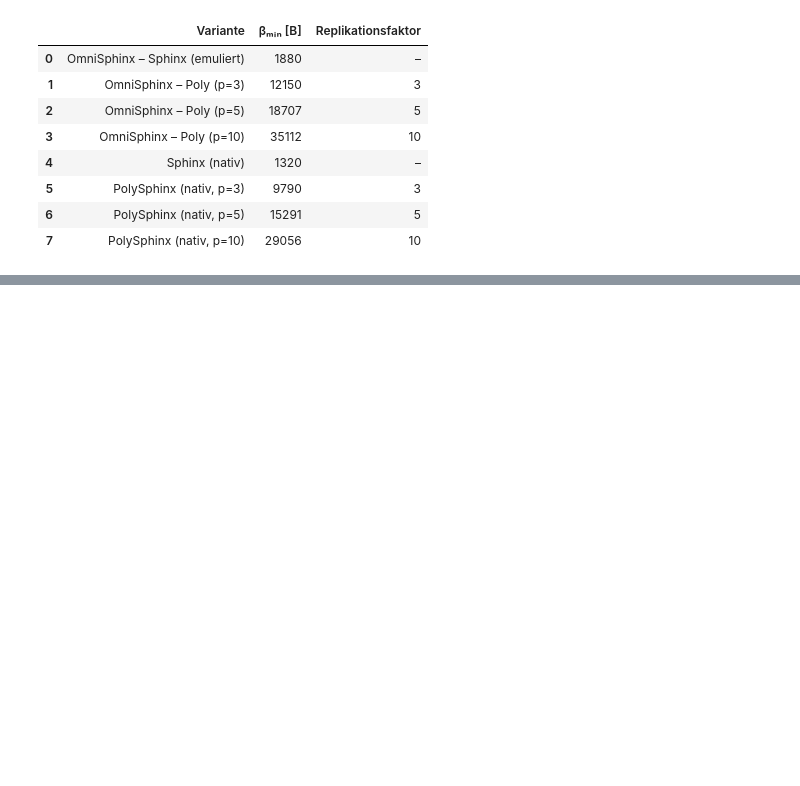
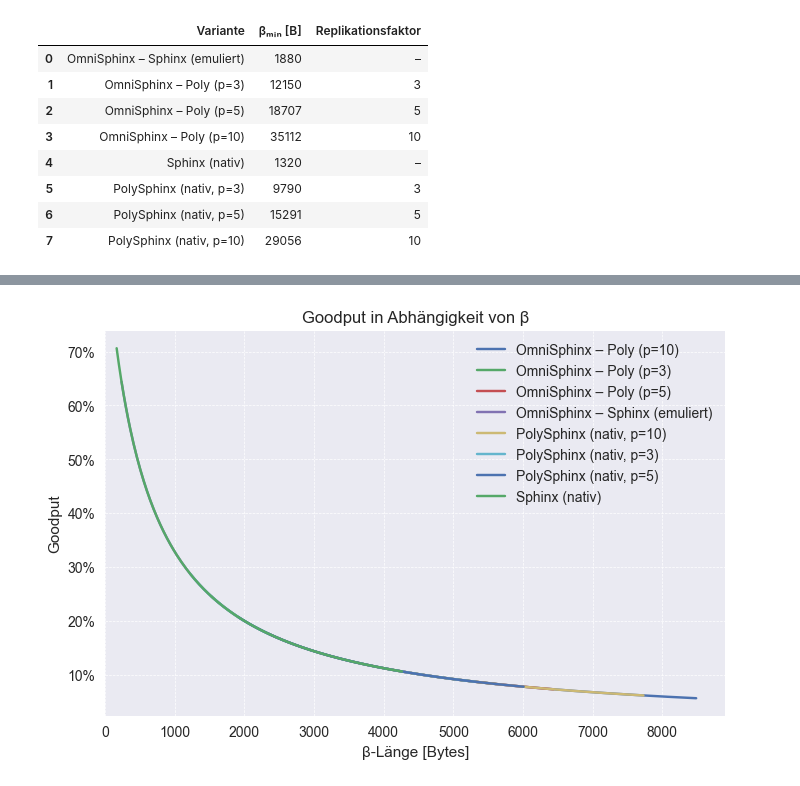
Before and after one commit to kit-ps/OmniSphinx, a Jupyter notebook: size_evaluation.ipynb, the cells around one changed output, grey strips where cells are left out. Saved outputs shown, nothing was run; the diff lists cells and outputs as text; code cells hidden in the pictures; blank space fills up the shorter version.

Commit message:
Implement first (buggy) plots

```diff
--- a/size_evaluation.ipynb
+++ b/size_evaluation.ipynb
@@ -246,0 +252,65 @@ summary_df
+# %%
+PAYLOAD_TASK1_BYTES = 512
+BETA_EXTRA_MAX_BYTES = 4096
+BETA_STEP_BYTES = 16
+
+payload_bits_task1 = bytes_to_bits(PAYLOAD_TASK1_BYTES)
+beta_goodput_records = []
+
+for key, variant in variants.items():
+    beta_min_bits = variant.beta_min
+    beta_min_bytes = bits_to_full_bytes(beta_min_bits)
+    beta_range_bytes = np.arange(
+        beta_min_bytes,
+        beta_min_bytes + BETA_EXTRA_MAX_BYTES + BETA_STEP_BYTES,
+        BETA_STEP_BYTES,
+    )
+
+    valid_beta_bytes = []
+    goodput_values = []
+
+    for beta_bytes in beta_range_bytes:
+        beta_bits = bytes_to_bits(beta_bytes)
+        if beta_bits < beta_min_bits:
+            continue
+        total_bits = packet_size_bits(payload_bits_task1, beta_bits)
+        gp = goodput(payload_bits_task1, total_bits)
+        valid_beta_bytes.append(beta_bytes)
+        goodput_values.append(gp)
+
+    if not valid_beta_bytes:
+        continue
+
+    beta_goodput_records.append(
+        pd.DataFrame(
+            {
+                "Variante": variant.name,
+                "β [B]": valid_beta_bytes,
+                "Goodput": goodput_values,
+            }
+        )
+    )
+
+if not beta_goodput_records:
+    raise ValueError("Es stehen keine gültigen β-Werte zur Verfügung.")
+
+beta_goodput_df = (
+    pd.concat(beta_goodput_records, ignore_index=True)
+    .sort_values(["Variante", "β [B]"])
+    .reset_index(drop=True)
+)
+
+fig, ax = plt.subplots(figsize=(8, 5))
+for name, group in beta_goodput_df.groupby("Variante"):
+    sorted_group = group.sort_values("β [B]")
+    ax.plot(sorted_group["β [B]"], sorted_group["Goodput"], label=name)
+ax.set_title("Goodput in Abhängigkeit von β")
+ax.set_xlabel("β-Länge [Bytes]")
+ax.set_ylabel("Goodput")
+ax.yaxis.set_major_formatter(mtick.PercentFormatter(1.0))
+ax.grid(True, which="both", linestyle="--", linewidth=0.5)
+ax.legend()
+ax.set_xlim(left=0)
+plt.show()
+# %% [output]
+[figure, added]
```
Also changed, not shown: parts of 4 cells of this notebook.
